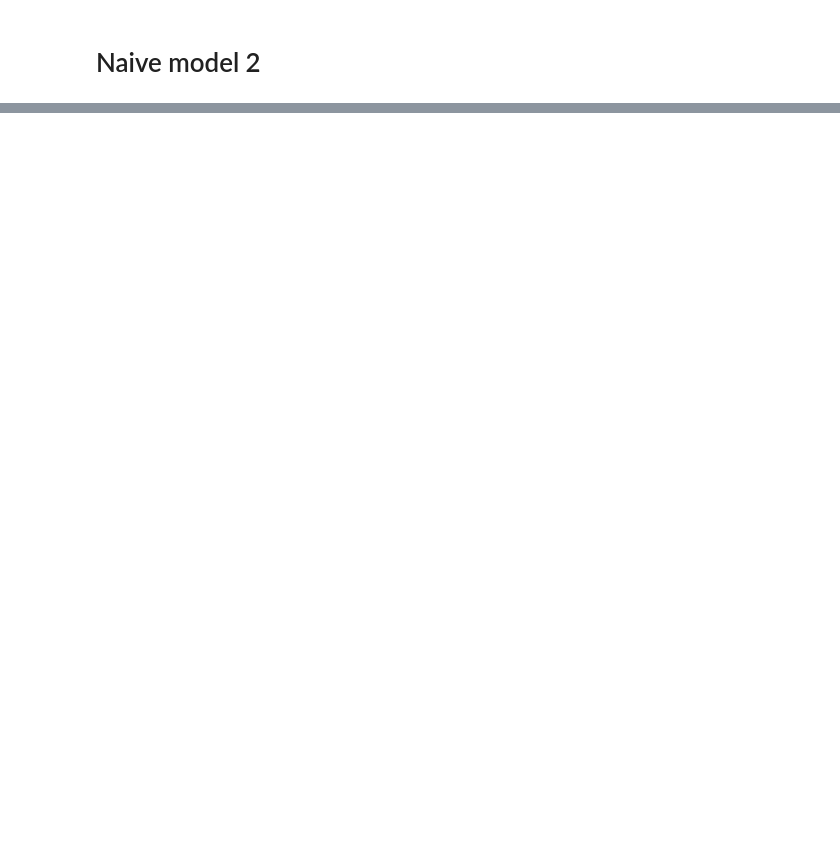
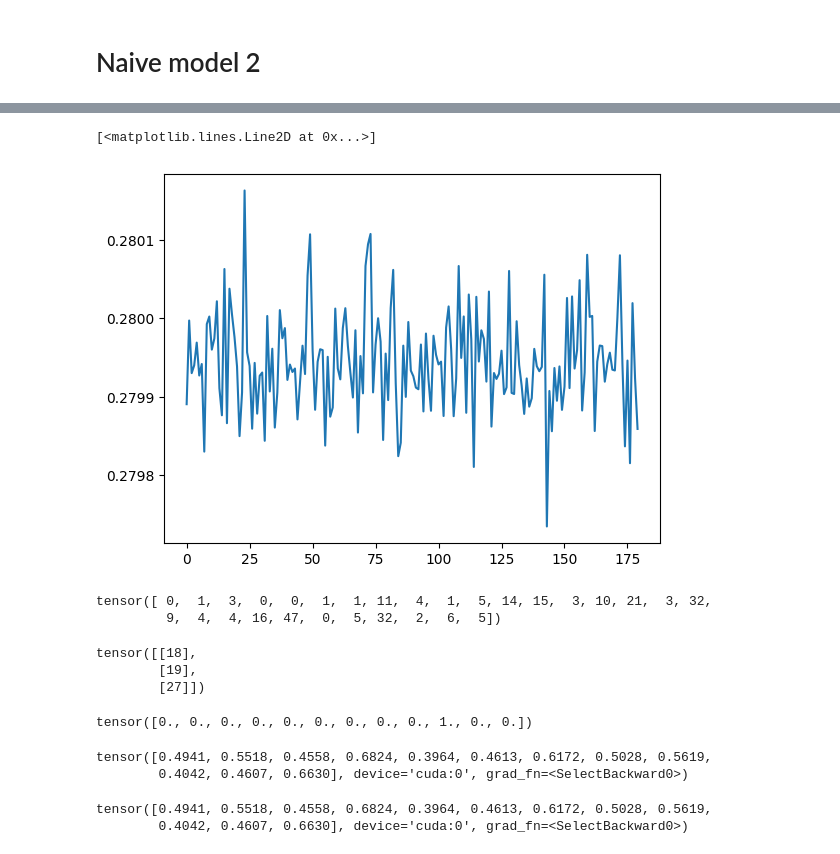
Before and after one commit to VaiceIVE/lct2024, a Jupyter notebook: apps/HaCS_ml_analize/building_models/make_model_for_predict_propability_of_error_in_home.ipynb, the cells around one changed output, grey strips where cells are left out. Drawn from its saved outputs; the diff is of its cells as text; code cells hidden in the pictures; blank space fills up the shorter version.

```diff
--- a/apps/HaCS_ml_analize/building_models/make_model_for_predict_propability_of_error_in_home.ipynb
+++ b/apps/HaCS_ml_analize/building_models/make_model_for_predict_propability_of_error_in_home.ipynb
@@ -613,2 +848,4 @@ NameError: name 'm' is not defined
+# %%
+m1 = T.jit.load('../models/predictors/day_anomaly_prediction_modded_2024-06-14T02:08:01.439480.pt')
 # %% [markdown]
 # Naive model 2
@@ -614,0 +855,8 @@ NameError: name 'm' is not defined
+# %%
+class AnomalyDayModelWhatAnomalyDay(nn.Module):
+    def __init__(self):
+        super().__init__()
+        self.rnn = nn.LSTM(33, 6, 10, bidirectional=True, batch_first=True)
+    def forward(self, x):
+        x1, (h1, c1) = self.rnn(x)
+        return (ff.tanh(x1) + 1) / 2
@@ -614,0 +889,18 @@ NameError: name 'm' is not defined
+# %%
+m2 = what_anomaly_day_model.to(device)
+loss_fun = nn.MSELoss()
+optimizer2 = T.optim.Adam(m2.parameters(), lr=0.034)
+# %%
+lm = []
+for e in range(10):
+    k = 0
+    for x1, x2, yt in tqdm(dl):
+        x_proc = process_data_to_model_cluster(x1, x2)
+        p = m2(x_proc)
+        l = loss_fun(p.float().to('cuda'), yt.float().to('cuda'))
+        lm.append(l.item())
+        l.backward()
+        optimizer2.zero_grad()
+        optimizer2.step()
+        k+=1
+    print(e, np.mean(lm[-k:]), np.min(lm[-k:]))
@@ -614,0 +926,31 @@ NameError: name 'm' is not defined
+# %%
+plt.plot(lm)
+# %% [output]
+[<matplotlib.lines.Line2D at 0x...>]
+[figure, added]
+# %%
+yt.sum(dim=2).sum(dim=1)
+# %% [output]
+tensor([ 0,  1,  3,  0,  0,  1,  1, 11,  4,  1,  5, 14, 15,  3, 10, 21,  3, 32,
+         9,  4,  4, 16, 47,  0,  5, 32,  2,  6,  5])
+# %%
+T.argwhere(yt[2].float().sum(dim=1))
+# %% [output]
+tensor([[18],
+        [19],
+        [27]])
+# %%
+yt.float()[2][18]
+# %% [output]
+tensor([0., 0., 0., 0., 0., 0., 0., 0., 0., 1., 0., 0.])
+# %%
+p = m2(x_proc)
+p[2][18]
+# %% [output]
+tensor([0.4941, 0.5518, 0.4558, 0.6824, 0.3964, 0.4613, 0.6172, 0.5028, 0.5619,
+        0.4042, 0.4607, 0.6630], device='cuda:0', grad_fn=<SelectBackward0>)
+# %%
+p[2][40]
+# %% [output]
+tensor([0.4941, 0.5518, 0.4558, 0.6824, 0.3964, 0.4613, 0.6172, 0.5028, 0.5619,
+        0.4042, 0.4607, 0.6630], device='cuda:0', grad_fn=<SelectBackward0>)
```
Also changed, not shown: parts of 66 cells of this notebook, 30 other files.
